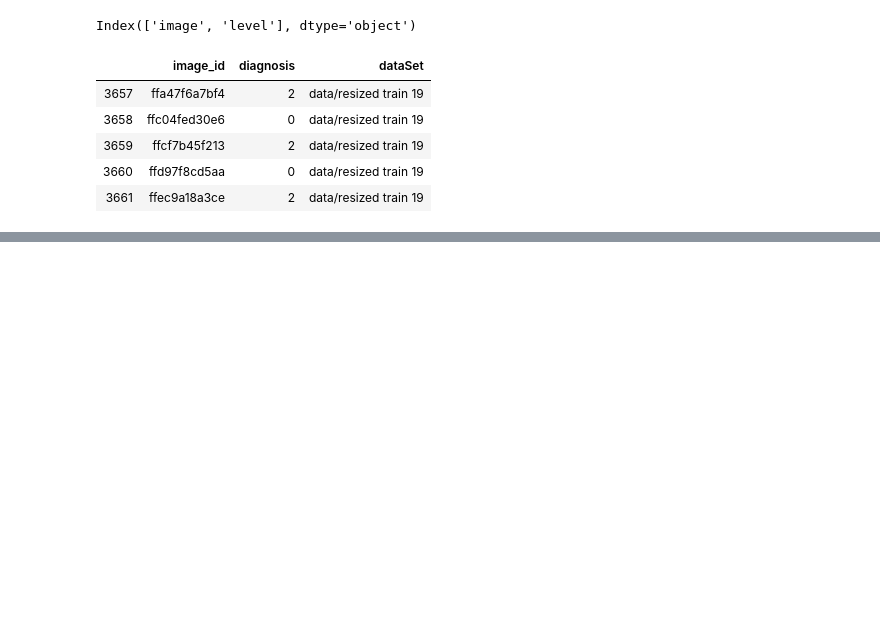
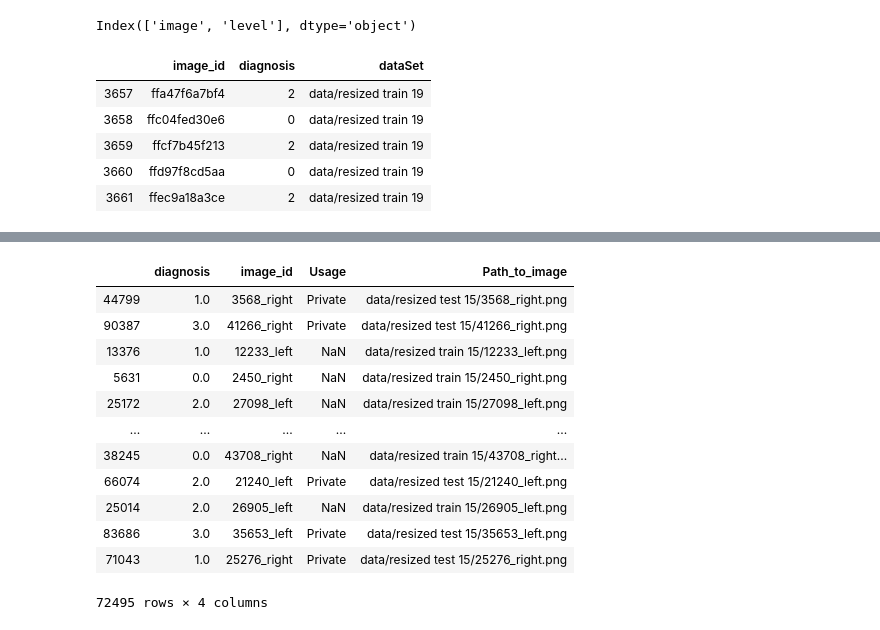
Before and after one commit to moiztechsavvy/Kaggle-Challenge-APTOS-Blindness-Detection, a Jupyter notebook: Combinecsv.ipynb, the cells around one changed output, grey strips where cells are left out. Cells and saved outputs as stored; diff of their text form; code cells hidden in the pictures; blank space fills up the shorter version.

```diff
--- a/Combinecsv.ipynb
+++ b/Combinecsv.ipynb
@@ -79,3 +161,21 @@ Name: diagnosis, dtype: int64
 # %%
-Training_DataFrame["Path_to_image"] = Training_DataFrame["dataSet"]+ "/" + Training_DataFrame['image_id'] + ".png"
+Balance_Df["Path_to_image"] = Balance_Df["dataSet"]+ "/" + Balance_Df['image_id'] + ".png"
+# %%
+Balance_Df.head()
+Balance_Df.drop('Usage',axis=1)
+Balance_Df.drop('dataSet',axis=1)
+# %% [output]
+|  | diagnosis | image_id | Usage | Path_to_image |
+| 44799 | 1.0 | 3568_right | Private | data/resized test 15/3568_right.png |
+| 90387 | 3.0 | 41266_right | Private | data/resized test 15/41266_right.png |
+| 13376 | 1.0 | 12233_left | NaN | data/resized train 15/12233_left.png |
+| 5631 | 0.0 | 2450_right | NaN | data/resized train 15/2450_right.png |
+| 25172 | 2.0 | 27098_left | NaN | data/resized train 15/27098_left.png |
+| ... | ... | ... | ... | ... |
+| 38245 | 0.0 | 43708_right | NaN | data/resized train 15/43708_right... |
+| 66074 | 2.0 | 21240_left | Private | data/resized test 15/21240_left.png |
+| 25014 | 2.0 | 26905_left | NaN | data/resized train 15/26905_left.png |
+| 83686 | 3.0 | 35653_left | Private | data/resized test 15/35653_left.png |
+| 71043 | 1.0 | 25276_right | Private | data/resized test 15/25276_right.png |
+72495 rows × 4 columns
 # %%
```
Also changed, not shown: parts of 16 cells of this notebook, 1 other file.
